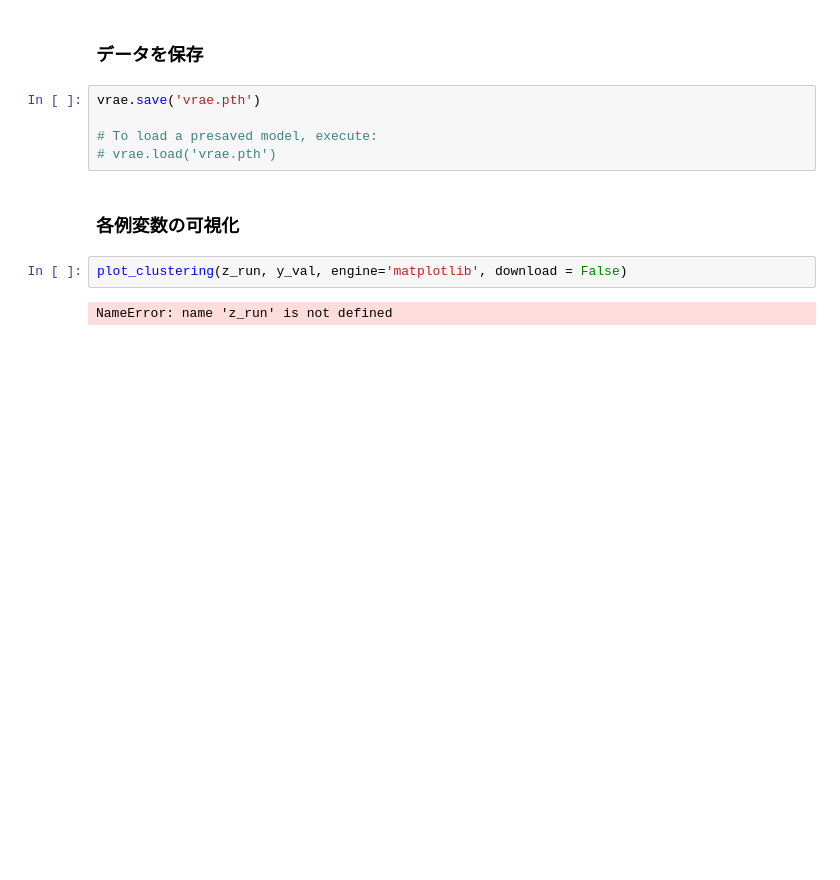
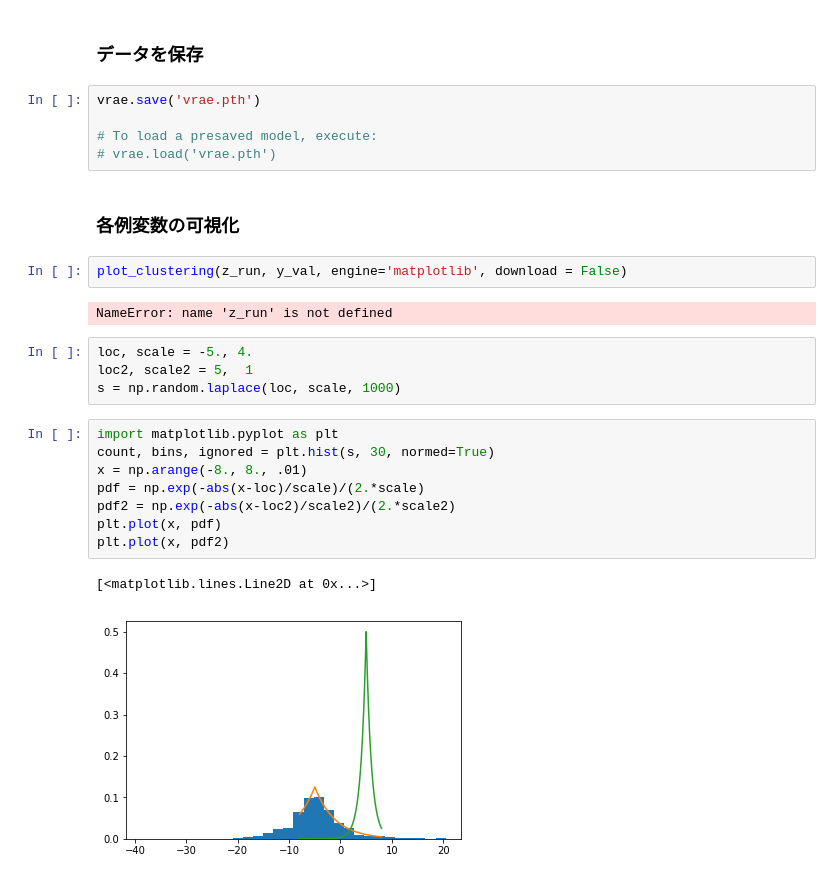
Before and after one commit to gaosi19861123/timeseries-clustering-vae, a Jupyter notebook: Timeseries_clustering.ipynb, the cells around one changed output. Drawn from its saved outputs; the diff is of its cells as text; blank space fills up the shorter version.

```diff
--- a/Timeseries_clustering.ipynb
+++ b/Timeseries_clustering.ipynb
@@ -167,3 +152,18 @@ vrae.save('vrae.pth')
 plot_clustering(z_run, y_val, engine='matplotlib', download = False)
 # %% [output]
 NameError: name 'z_run' is not defined
+# %%
+loc, scale = -5., 4.
+loc2, scale2 = 5,  1
+s = np.random.laplace(loc, scale, 1000)
+# %%
+import matplotlib.pyplot as plt
+count, bins, ignored = plt.hist(s, 30, normed=True)
+x = np.arange(-8., 8., .01)
+pdf = np.exp(-abs(x-loc)/scale)/(2.*scale)
+pdf2 = np.exp(-abs(x-loc2)/scale2)/(2.*scale2)
+plt.plot(x, pdf)
+plt.plot(x, pdf2)
+# %% [output]
+[<matplotlib.lines.Line2D at 0x...>]
+[figure, added]
```
Also changed, not shown: parts of 8 cells of this notebook, 2 other files.
